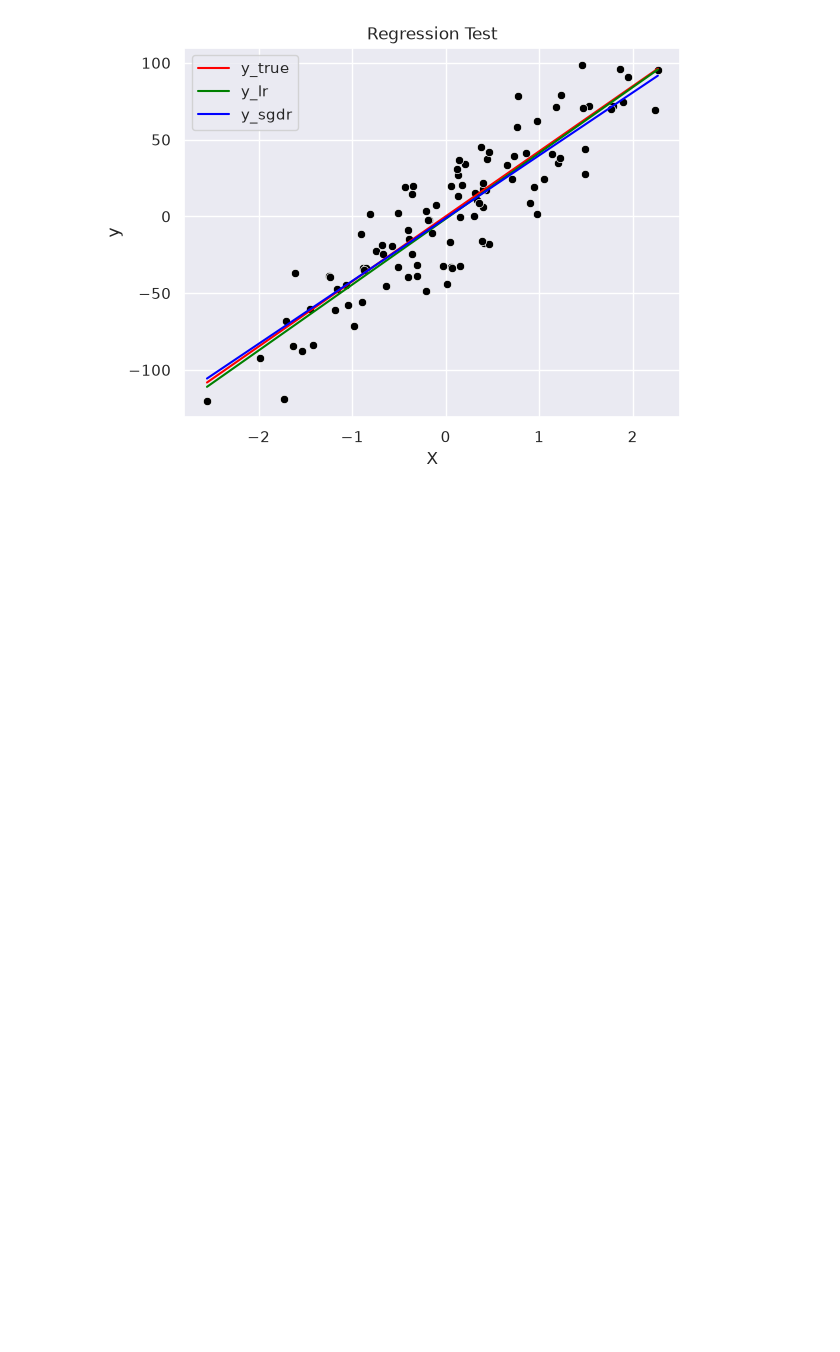
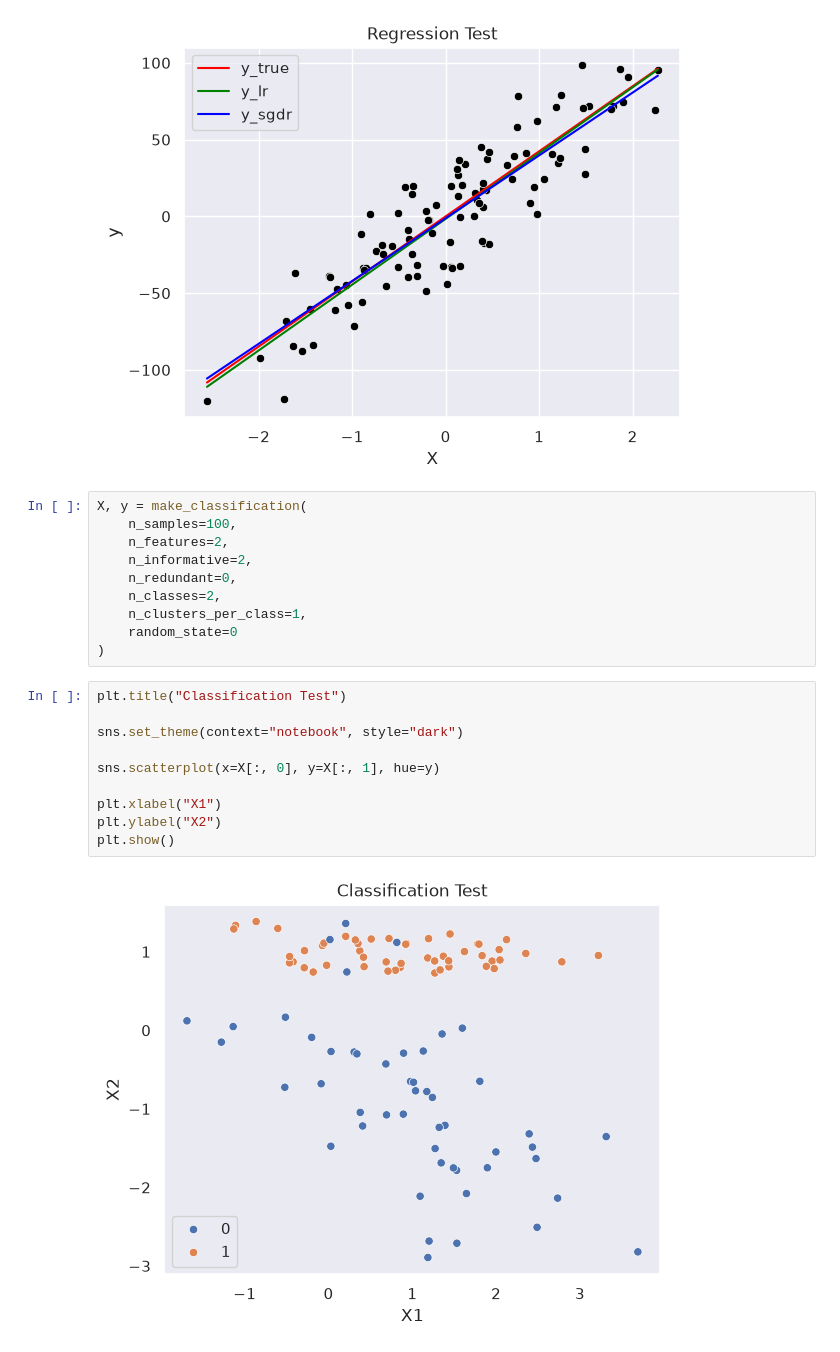
Before and after one commit to Sou2002/ml_concepts, a Jupyter notebook: test.ipynb, the cells around one changed output. Cells and saved outputs as stored; diff of their text form; blank space fills up the shorter version.

```diff
--- a/test.ipynb
+++ b/test.ipynb
@@ -67,3 +75,25 @@ plt.legend()
 plt.show()
 # %% [output]
 [figure]
+# %%
+X, y = make_classification(
+    n_samples=100,
+    n_features=2,
+    n_informative=2,
+    n_redundant=0,
+    n_classes=2,
+    n_clusters_per_class=1,
+    random_state=0
+)
+# %%
+plt.title("Classification Test")
+
+sns.set_theme(context="notebook", style="dark")
+
+sns.scatterplot(x=X[:, 0], y=X[:, 1], hue=y)
+
+plt.xlabel("X1")
+plt.ylabel("X2")
+plt.show()
+# %% [output]
+[figure, added]
```
Also changed, not shown: parts of 4 cells of this notebook, 1 other file.
